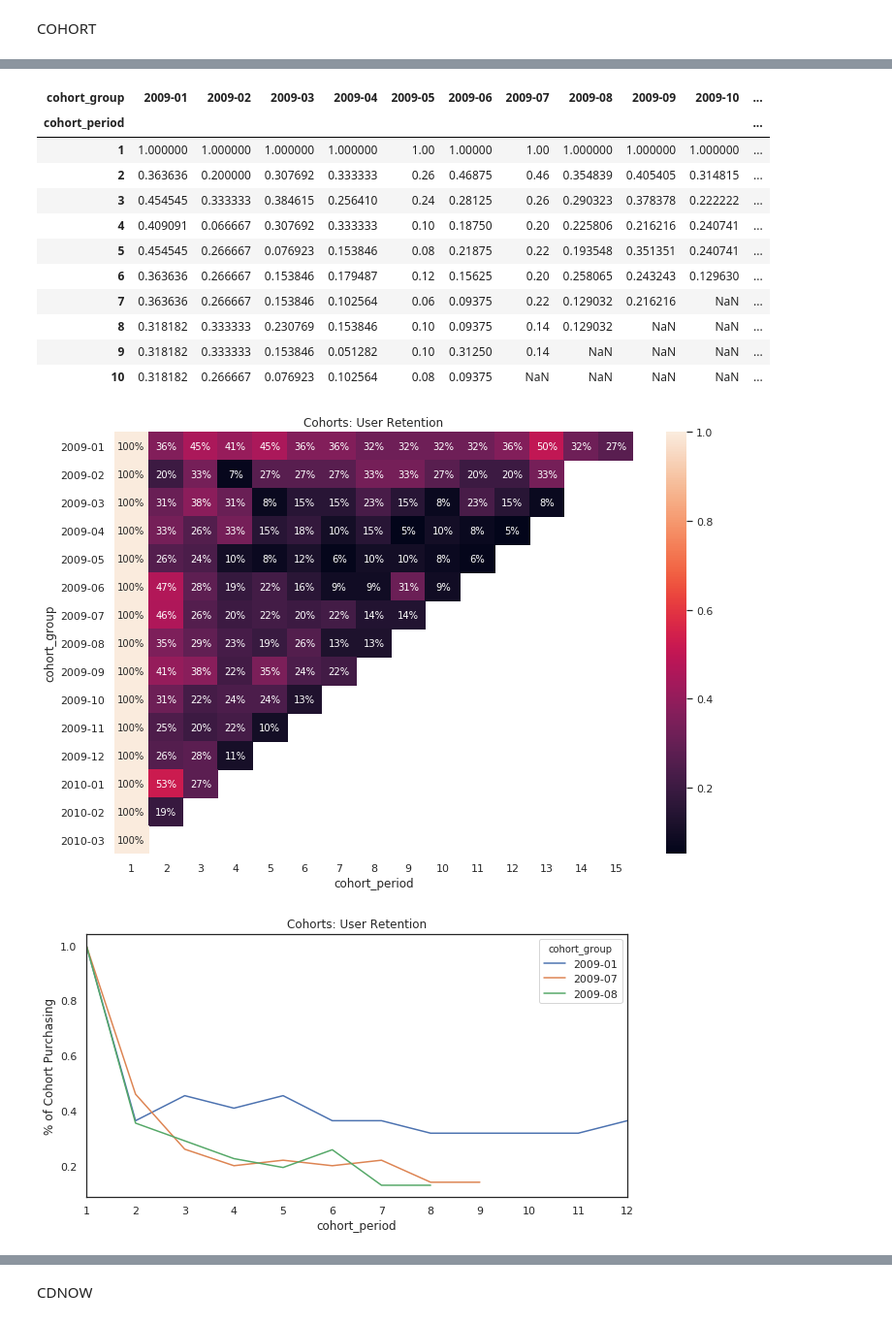
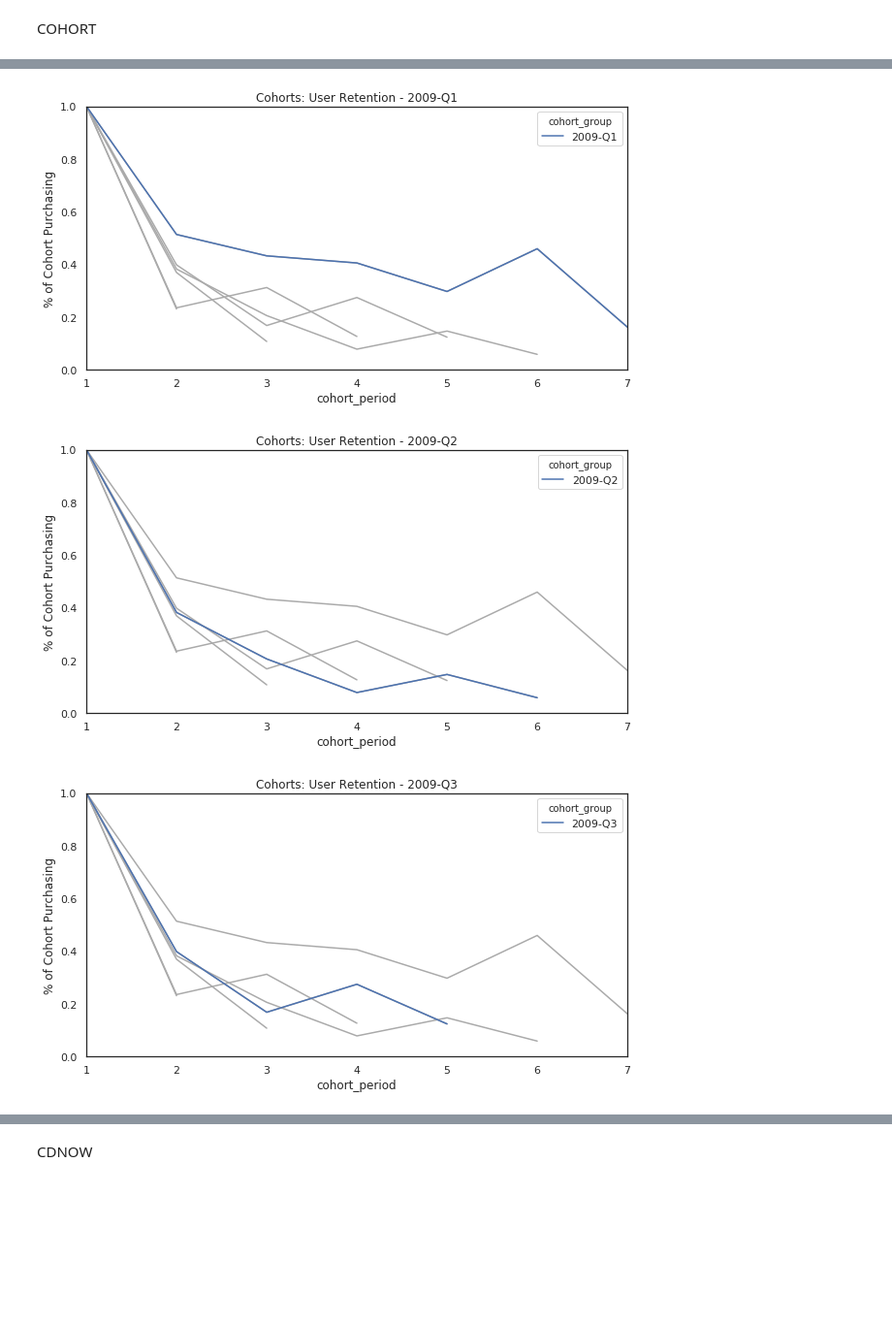
Before and after one commit to pfcor/pycrm, a Jupyter notebook: pycrm-dev-nb.ipynb, the cells around one changed output, grey strips where cells are left out. Shown at 97% size. Drawn from its saved outputs; the diff is of its cells as text; code cells hidden in the pictures; blank space fills up the shorter version.

```diff
--- a/pycrm-dev-nb.ipynb
+++ b/pycrm-dev-nb.ipynb
@@ -83,4 +28,4 @@ df.columns = ["order_id", "order_date", "customer_id", "order_value", "sku", "pu
 # %%
-user_retention_matrix = user_retention_matrix(df, cohort_frequency="M")
-plot_user_retention_matrix(user_retention_matrix)
+user_retention_matrix = pycrm.user_retention_matrix(df, cohort_frequency="Q")
+pycrm.plotting.plot_user_retention_matrix(user_retention_matrix.iloc[1:])
 # %% [output]
@@ -202,30 +33,13 @@ cohorts['total_users'].unstack(0).head()
-# %%
-user_retention = cohorts['total_users'].unstack(0) / (cohort_group_size)
-user_retention.head(10)
-# %% [output]
-| cohort_group | 2009-01 | 2009-02 | 2009-03 | 2009-04 | 2009-05 | 2009-06 | 2009-07 | 2009-08 | 2009-09 | 2009-10 | ... |
-| cohort_period |  |  |  |  |  |  |  |  |  |  | ... |
-| 1 | 1.000000 | 1.000000 | 1.000000 | 1.000000 | 1.00 | 1.00000 | 1.00 | 1.000000 | 1.000000 | 1.000000 | ... |
-| 2 | 0.363636 | 0.200000 | 0.307692 | 0.333333 | 0.26 | 0.46875 | 0.46 | 0.354839 | 0.405405 | 0.314815 | ... |
-| 3 | 0.454545 | 0.333333 | 0.384615 | 0.256410 | 0.24 | 0.28125 | 0.26 | 0.290323 | 0.378378 | 0.222222 | ... |
-| 4 | 0.409091 | 0.066667 | 0.307692 | 0.333333 | 0.10 | 0.18750 | 0.20 | 0.225806 | 0.216216 | 0.240741 | ... |
-| 5 | 0.454545 | 0.266667 | 0.076923 | 0.153846 | 0.08 | 0.21875 | 0.22 | 0.193548 | 0.351351 | 0.240741 | ... |
-| 6 | 0.363636 | 0.266667 | 0.153846 | 0.179487 | 0.12 | 0.15625 | 0.20 | 0.258065 | 0.243243 | 0.129630 | ... |
-| 7 | 0.363636 | 0.266667 | 0.153846 | 0.102564 | 0.06 | 0.09375 | 0.22 | 0.129032 | 0.216216 | NaN | ... |
-| 8 | 0.318182 | 0.333333 | 0.230769 | 0.153846 | 0.10 | 0.09375 | 0.14 | 0.129032 | NaN | NaN | ... |
-| 9 | 0.318182 | 0.333333 | 0.153846 | 0.051282 | 0.10 | 0.31250 | 0.14 | NaN | NaN | NaN | ... |
-| 10 | 0.318182 | 0.266667 | 0.076923 | 0.102564 | 0.08 | 0.09375 | NaN | NaN | NaN | NaN | ... |
-# %%
-plt.figure(figsize=(12, 8))
-plt.title('Cohorts: User Retention')
-sns.heatmap(user_retention.T, mask=user_retention.T.isnull(), annot=True, fmt='.0%');
-# %% [output]
-[figure, removed]
 # %%
-user_retention[['2009-01', '2009-07', '2009-08']].plot(figsize=(10,5))
-plt.title('Cohorts: User Retention')
-plt.xticks(np.arange(1, 12.1, 1))
-plt.xlim(1, 12)
-plt.ylabel('% of Cohort Purchasing');
+for cg in user_retention_matrix.columns:
+    ax = user_retention_matrix.plot(figsize=(10,5), color="#aaaaaa", legend=False)
+    user_retention_matrix[[cg]].plot(ax=ax)
+    plt.title(f'Cohorts: User Retention - {cg}')
+    plt.xticks(np.arange(1, 7.1, 1))
+    plt.xlim(1, 7)
+    plt.ylim(0,1)
+    plt.ylabel('% of Cohort Purchasing');
 # %% [output]
-[figure, old version]
+[figure, new version]
+[figure, added]
+[figure, added]
```
Also changed, not shown: parts of 15 cells of this notebook, 2 other files.
